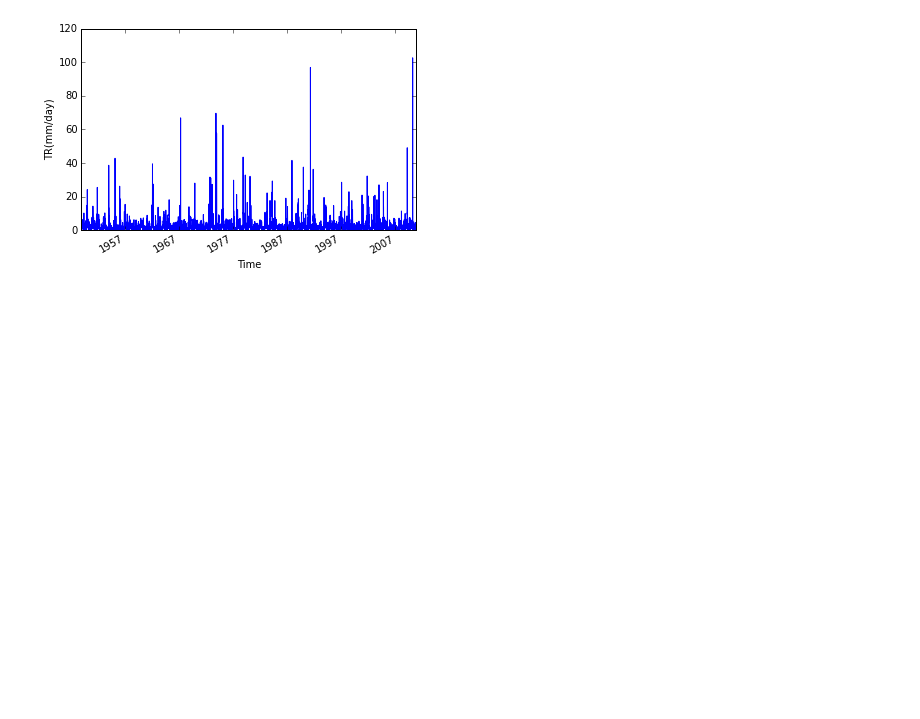
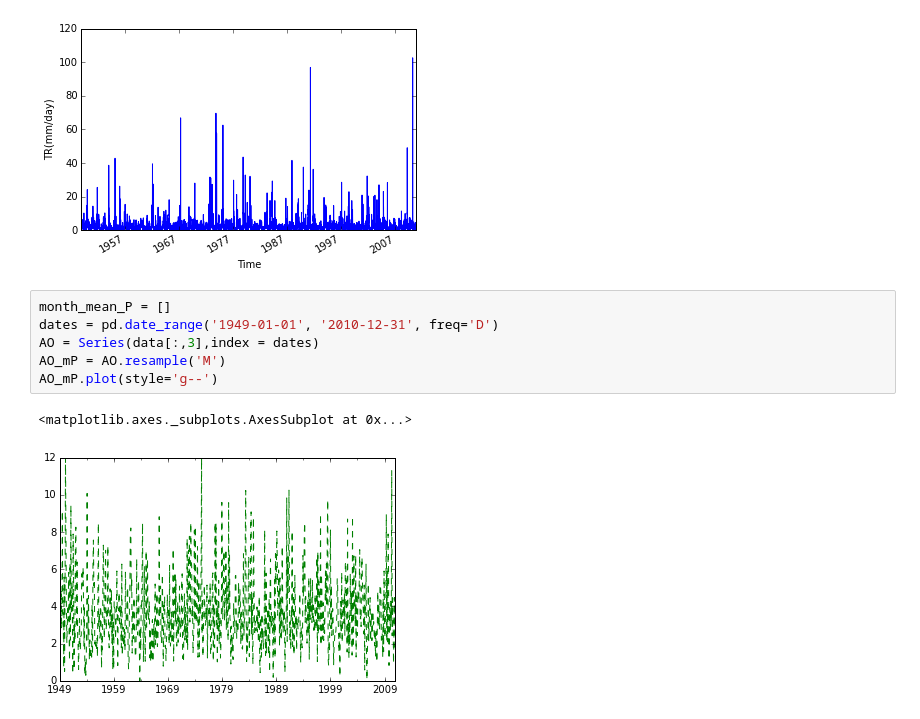
Before and after one commit to YifanCheng/Yixin_assignment, a Jupyter notebook: Untitled.ipynb, the cells around one changed output. Drawn from its saved outputs; the diff is of its cells as text; blank space fills up the shorter version.

```diff
--- a/Untitled.ipynb
+++ b/Untitled.ipynb
@@ -62,3 +64,12 @@ fig.autofmt_xdate()
 plt.show()
 # %% [output]
 [figure]
+# %%
+month_mean_P = []
+dates = pd.date_range('1949-01-01', '2010-12-31', freq='D')
+AO = Series(data[:,3],index = dates)
+AO_mP = AO.resample('M')
+AO_mP.plot(style='g--')
+# %% [output]
+<matplotlib.axes._subplots.AxesSubplot at 0x...>
+[figure, added]
```
Also changed, not shown: parts of 1 cell of this notebook.
